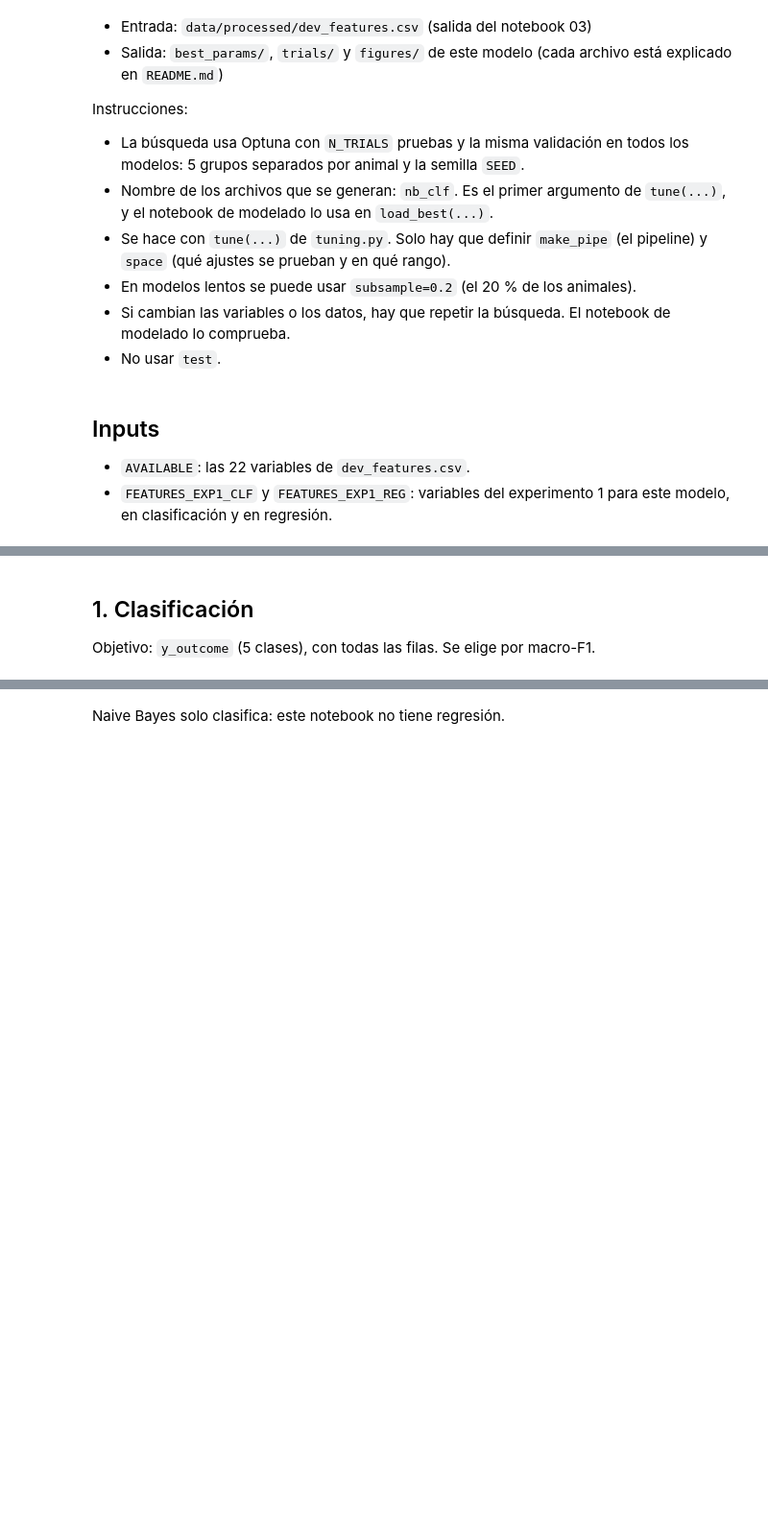
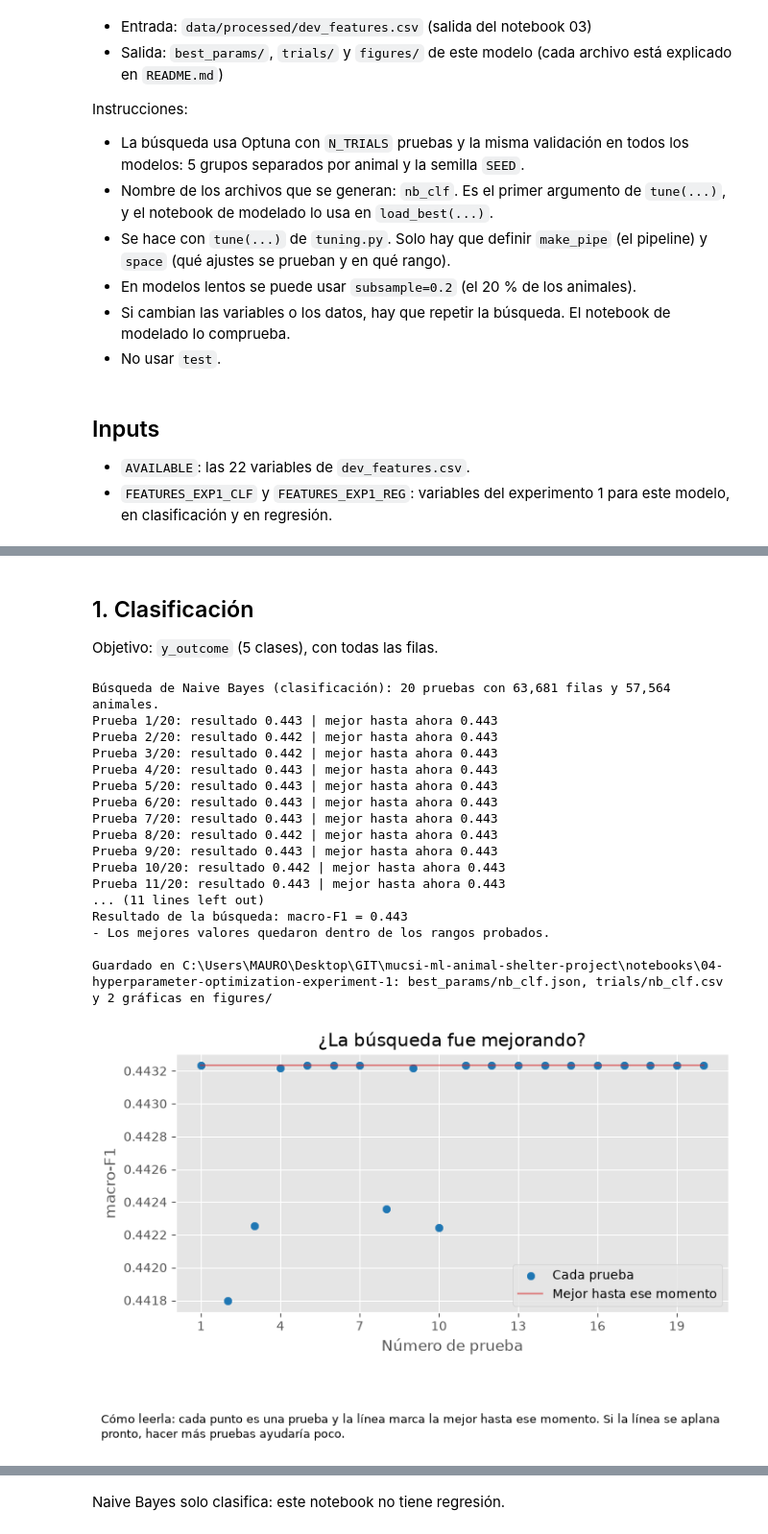
Before and after one commit to JorgeAVargasC/mucsi-ml-animal-shelter-project, a Jupyter notebook: notebooks/04-hyperparameter-optimization-experiment-1/04.1-naive-bayes.ipynb, the cells around one changed output, grey strips where cells are left out. Shown at 96% size. Saved outputs shown, nothing was run; the diff lists cells and outputs as text; code cells hidden in the pictures; blank space fills up the shorter version.

```diff
--- a/notebooks/04-hyperparameter-optimization-experiment-1/04.1-naive-bayes.ipynb
+++ b/notebooks/04-hyperparameter-optimization-experiment-1/04.1-naive-bayes.ipynb
@@ -45,4 +58,41 @@ y_clf = data["y_outcome"]
 # %% [markdown]
 ## 1. Clasificación
 
-Objetivo: `y_outcome` (5 clases), con todas las filas. Se elige por macro-F1.
+Objetivo: `y_outcome` (5 clases), con todas las filas.
+# %%
+
+## 1. Clasificación
+
+# Objetivo: y_outcome (5 clases), con todas las filas. Se elige por macro-F1.
+
+def make_pipe_clf(params):
+    return Pipeline([("prep", build_preprocessor(columns=FEATURES_EXP1_CLF)),
+                     ("model", MultinomialNB(**params))])
+
+def space_clf(trial):
+    return {"alpha": trial.suggest_float("alpha", 1e-4, 10.0, log=True)}
+
+study_clf = tune(
+    "nb_clf", make_pipe_clf, space_clf, data[FEATURES_EXP1_CLF], y_clf, groups,
+    scoring="f1_macro", features=FEATURES_EXP1_CLF, model_label="Naive Bayes", task_label="clasificación",
+    params_help={"alpha": "Parámetro de suavizado (Laplace/Lidstone). Evita probabilidades cero en categorías raras."},
+    n_trials=N_TRIALS)
+# %% [output]
+Búsqueda de Naive Bayes (clasificación): 20 pruebas con 63,681 filas y 57,564 animales.
+Prueba 1/20: resultado 0.443 | mejor hasta ahora 0.443
+Prueba 2/20: resultado 0.442 | mejor hasta ahora 0.443
+Prueba 3/20: resultado 0.442 | mejor hasta ahora 0.443
+Prueba 4/20: resultado 0.443 | mejor hasta ahora 0.443
+Prueba 5/20: resultado 0.443 | mejor hasta ahora 0.443
+Prueba 6/20: resultado 0.443 | mejor hasta ahora 0.443
+Prueba 7/20: resultado 0.443 | mejor hasta ahora 0.443
+Prueba 8/20: resultado 0.442 | mejor hasta ahora 0.443
+Prueba 9/20: resultado 0.443 | mejor hasta ahora 0.443
+Prueba 10/20: resultado 0.442 | mejor hasta ahora 0.443
+Prueba 11/20: resultado 0.443 | mejor hasta ahora 0.443
+... (11 lines left out)
+Resultado de la búsqueda: macro-F1 = 0.443
+- Los mejores valores quedaron dentro de los rangos probados.
+
+Guardado en C:\Users\MAURO\Desktop\GIT\mucsi-ml-animal-shelter-project\notebooks\04-hyperparameter-optimization-experiment-1: best_params/nb_clf.json, trials/nb_clf.csv y 2 gráficas en figures/
+[figure, added]
```
Also changed, not shown: parts of 4 cells of this notebook, 34 other files.
